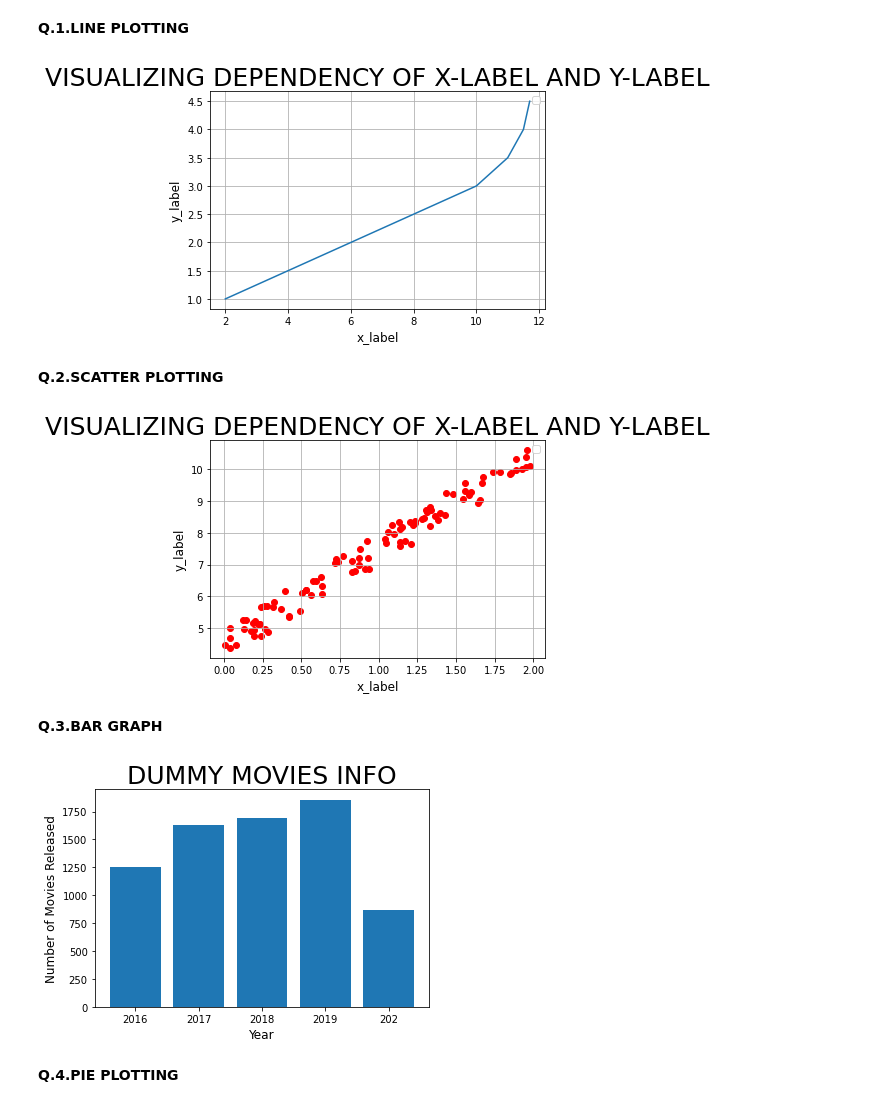
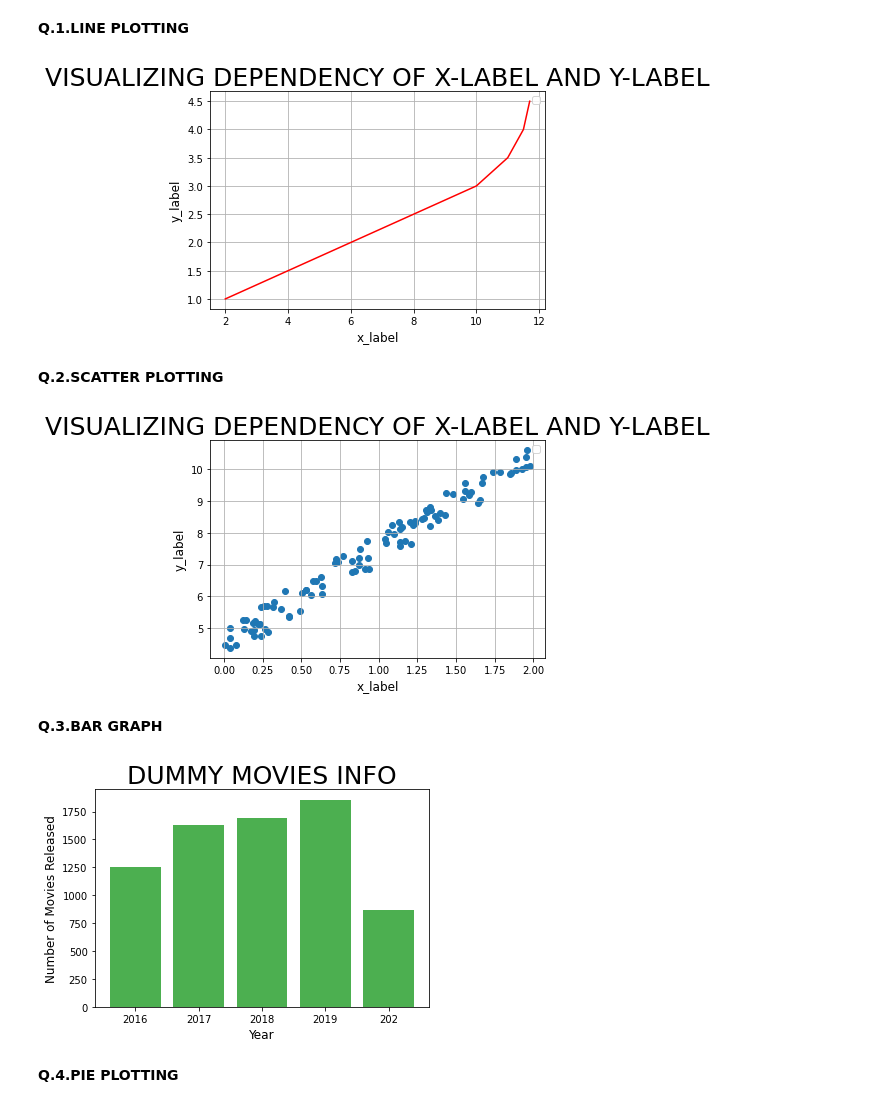
Before and after one commit to barshakc/PANDAS, a Jupyter notebook: matplotlib_assignment.ipynb, the cells around one changed output. Drawn from its saved outputs; the diff is of its cells as text; code cells hidden in the pictures.

```diff
--- a/matplotlib_assignment.ipynb
+++ b/matplotlib_assignment.ipynb
@@ -15,10 +15,10 @@ pyplot.title('VISUALIZING DEPENDENCY OF X-LABEL AND Y-LABEL',fontsize=25)
 pyplot.xlabel('x_label',fontsize=12)
 pyplot.ylabel('y_label',fontsize=12)
 pyplot.legend(['x_label','y_label'])
-pyplot.plot(a,b)
+pyplot.plot(a,b,color='red')
 pyplot.show()
 # %% [output]
-[figure, old version]
+[figure, new version]
 # %% [markdown]
 **Q.2.SCATTER PLOTTING**
 # %%
@@ -34,23 +34,23 @@ plt.title('VISUALIZING DEPENDENCY OF X-LABEL AND Y-LABEL',fontsize=25)
 plt.xlabel('x_label',fontsize=12)
 plt.ylabel('y_label',fontsize=12)
 plt.legend(['x_label','y_label'])
-plt.scatter(x_label,y_label,color='r')
+plt.scatter(x_label,y_label)
 plt.show()
 # %% [output]
-[figure, old version]
+[figure, new version]
 # %% [markdown]
 **Q.3.BAR GRAPH**
 # %%
 from matplotlib import pyplot as plt
 x=['2016','2017','2018','2019','202']
 y=[1252,1632,1692,1856,865]
 plt.title('DUMMY MOVIES INFO',fontsize=25)
 plt.xlabel('Year',fontsize=12)
 plt.ylabel('Number of Movies Released',fontsize=12)
-plt.bar(x,y)
+plt.bar(x,y,color='#4CAF50')
 plt.show()
 # %% [output]
-[figure, old version]
+[figure, new version]
 # %% [markdown]
 **Q.4.PIE PLOTTING**
 # %%
```
Also changed, not shown: parts of 4 cells of this notebook.
